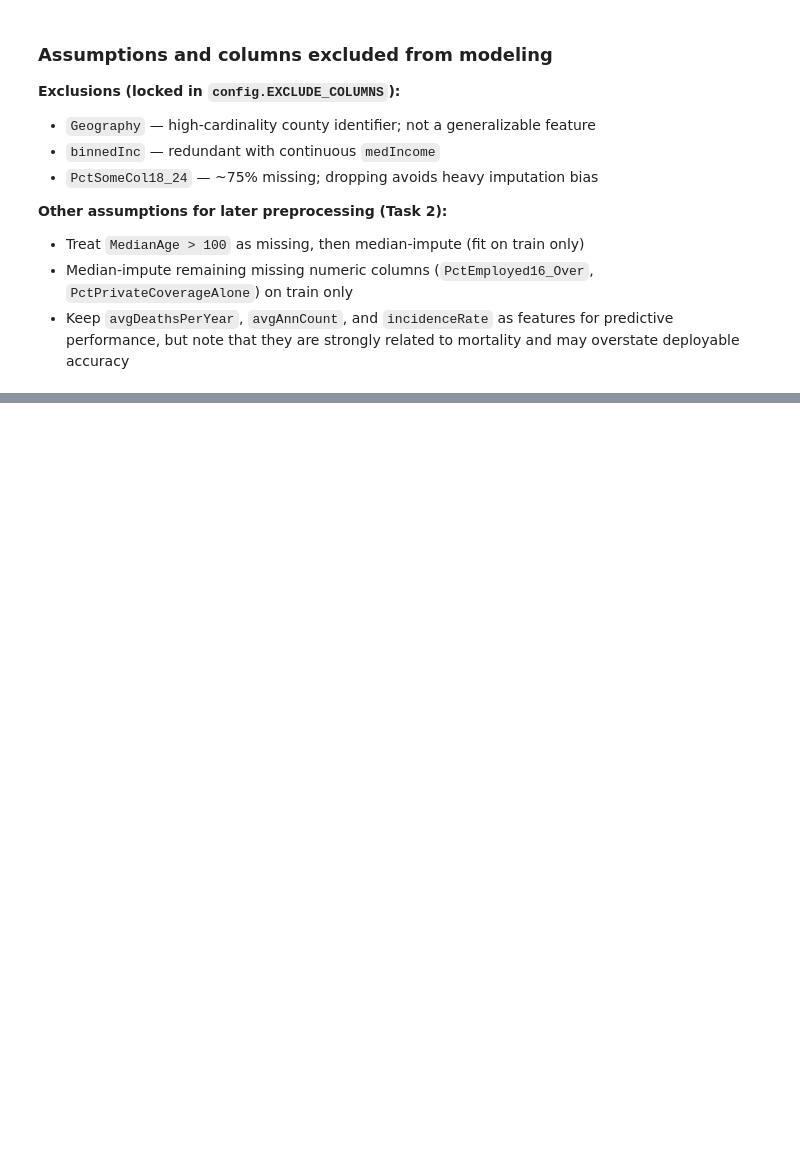
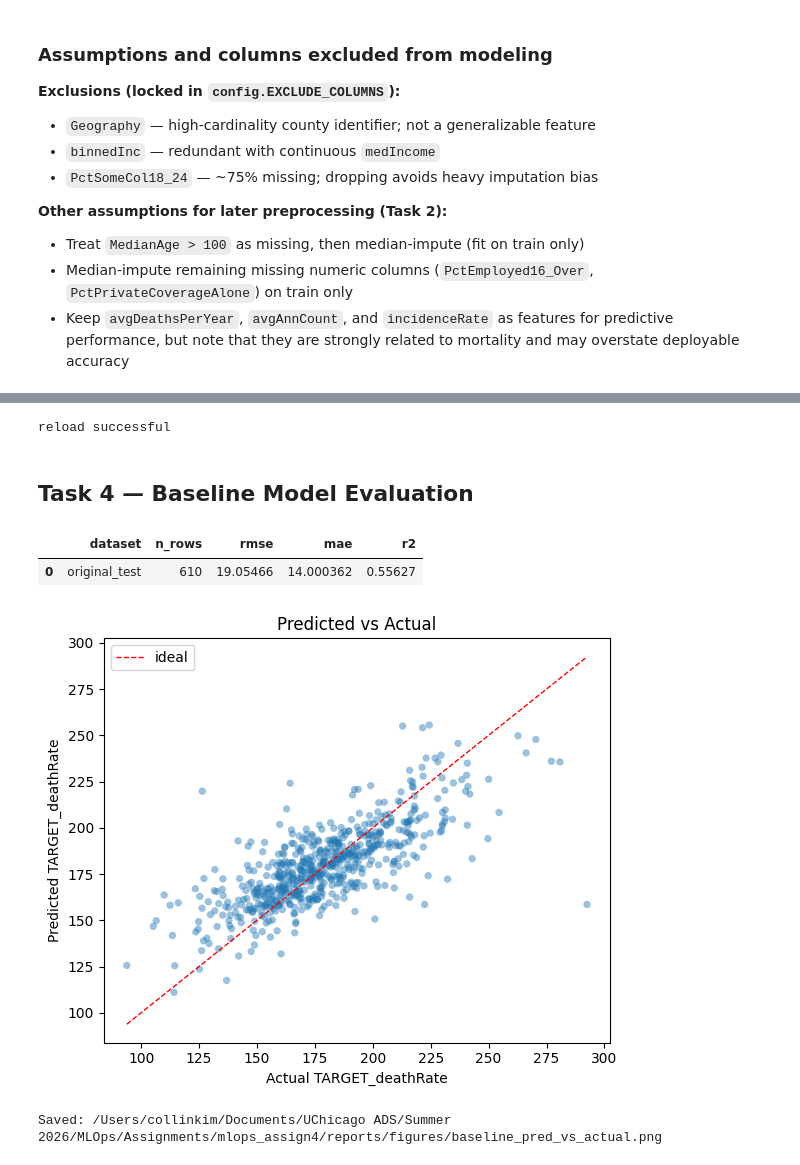
Before and after one commit to collin-k/mlops_assign4, a Jupyter notebook: notebooks/model_monitoring.ipynb, the cells around one changed output, grey strips where cells are left out. Drawn from its saved outputs; the diff is of its cells as text; code cells hidden in the pictures; blank space fills up the shorter version.

Commit message:
tasks 1-4

```diff
--- a/notebooks/model_monitoring.ipynb
+++ b/notebooks/model_monitoring.ipynb
@@ -166,0 +296,55 @@ Non-numeric columns: ['binnedInc', 'Geography']
+# %%
+# Smoke-check reload
+pipe_reloaded = joblib.load(cfg.MODEL_PATH)
+pred_smoke = pipe_reloaded.predict(X_test)
+print(f"reload successful")
+# %% [output]
+reload successful
+# %% [markdown]
+## Task 4 — Baseline Model Evaluation
+# %%
+import matplotlib.pyplot as plt
+from sklearn.metrics import mean_absolute_error, r2_score, root_mean_squared_error
+
+cfg.FIGURES_DIR.mkdir(parents=True, exist_ok=True)
+
+y_pred_test = pipe.predict(X_test)
+
+rmse = float(root_mean_squared_error(y_test, y_pred_test))
+mae = float(mean_absolute_error(y_test, y_pred_test))
+r2 = float(r2_score(y_test, y_pred_test))
+
+baseline_metrics = {
+    "dataset": "original_test",
+    "n_rows": int(len(y_test)),
+    "rmse": rmse,
+    "mae": mae,
+    "r2": r2,
+}
+pd.DataFrame([baseline_metrics])
+# %% [output]
+|  | dataset | n_rows | rmse | mae | r2 |
+| 0 | original_test | 610 | 19.05466 | 14.000362 | 0.55627 |
+# %%
+residuals = y_test.to_numpy() - y_pred_test
+
+fig, ax = plt.subplots(figsize=(6, 5))
+ax.scatter(y_test, y_pred_test, alpha=0.45, edgecolors="none", s=28)
+lims = [
+    min(float(y_test.min()), float(y_pred_test.min())),
+    max(float(y_test.max()), float(y_pred_test.max())),
+]
+ax.plot(lims, lims, "r--", linewidth=1, label="ideal")
+ax.set_xlabel("Actual TARGET_deathRate")
+ax.set_ylabel("Predicted TARGET_deathRate")
+ax.set_title("Predicted vs Actual")
+ax.legend()
+fig.tight_layout()
+
+pred_vs_actual_path = cfg.FIGURES_DIR / "baseline_pred_vs_actual.png"
+fig.savefig(pred_vs_actual_path, dpi=150, bbox_inches="tight")
+plt.show()
+print(f"Saved: {pred_vs_actual_path}")
+# %% [output]
+[figure, added]
+Saved: /Users/collinkim/Documents/UChicago ADS/Summer 2026/MLOps/Assignments/mlops_assign4/reports/figures/baseline_pred_vs_actual.png
```
Also changed, not shown: parts of 9 cells of this notebook, 4 other files.
